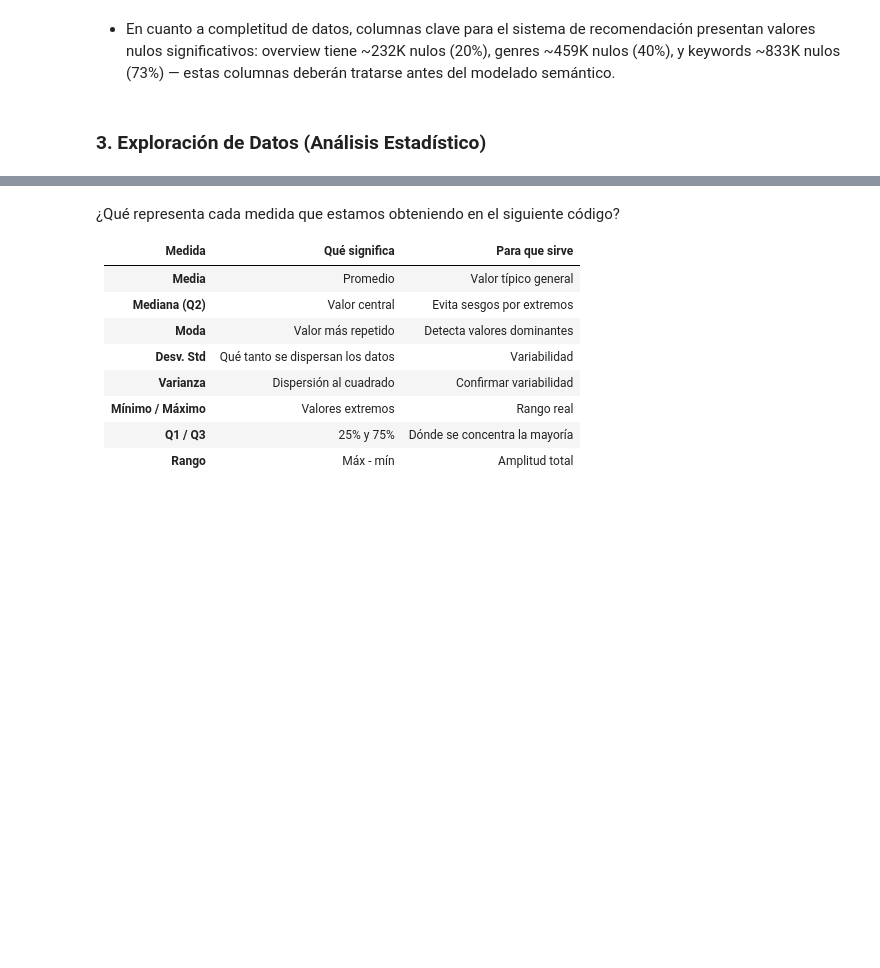
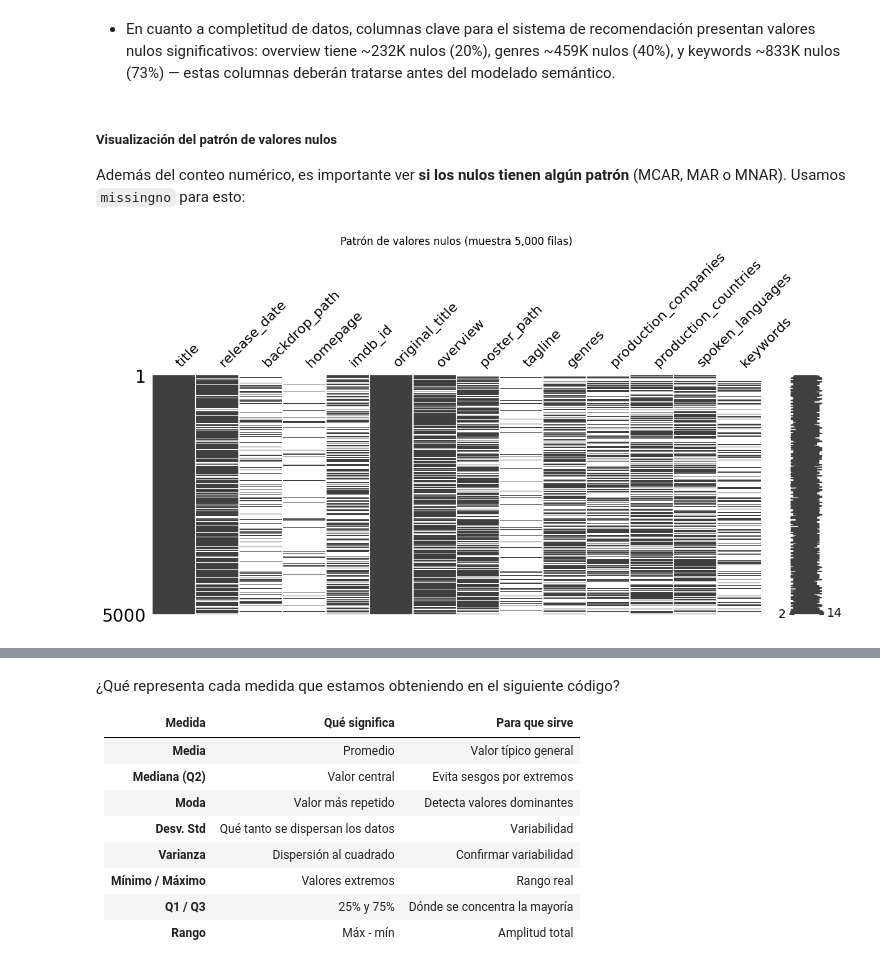
Before and after one commit to nat1600/data-mining-movies, a Jupyter notebook: Final_Project_TMDB_Data_Mining.ipynb, the cells around one changed output, grey strips where cells are left out. Saved outputs shown, nothing was run; the diff lists cells and outputs as text; code cells hidden in the pictures; blank space fills up the shorter version.

```diff
--- a/Final_Project_TMDB_Data_Mining.ipynb
+++ b/Final_Project_TMDB_Data_Mining.ipynb
@@ -189,5 +201,19 @@ keywords                 833525
 dtype: int64
 # %% [markdown]
 - En cuanto a completitud de datos, columnas clave para el sistema de recomendación presentan valores nulos significativos: overview tiene ~232K nulos (20%), genres ~459K nulos (40%), y keywords ~833K nulos (73%) — estas columnas deberán tratarse antes del modelado semántico.
-# %% [markdown]
-### **3. Exploración de Datos (Análisis Estadístico)**
+# %% [markdown]
+##### Visualización del patrón de valores nulos
+
+Además del conteo numérico, es importante ver **si los nulos tienen algún patrón** (MCAR, MAR o MNAR). Usamos `missingno` para esto:
+# %%
+import missingno as msno
+
+# Solo las columnas con al menos un nulo
+cols_con_nulos = df.columns[df.isnull().any()].tolist()
+
+msno.matrix(df[cols_con_nulos].sample(5000, random_state=42), figsize=(14, 5))
+plt.title('Patrón de valores nulos (muestra 5,000 filas)')
+plt.tight_layout()
+plt.show()
+# %% [output]
+[figure, added]
```
Also changed, not shown: parts of 70 cells of this notebook, 1 other file.
